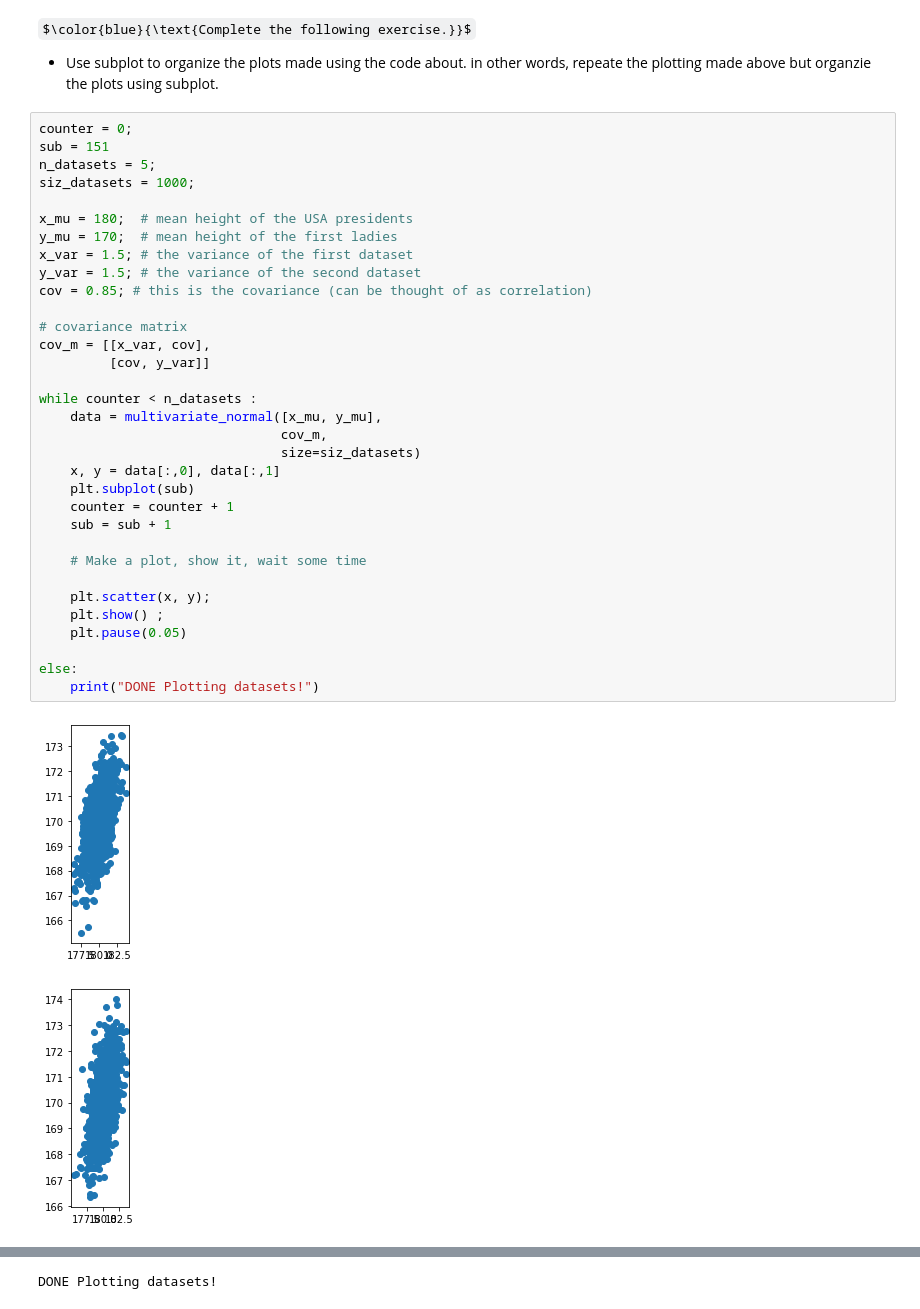
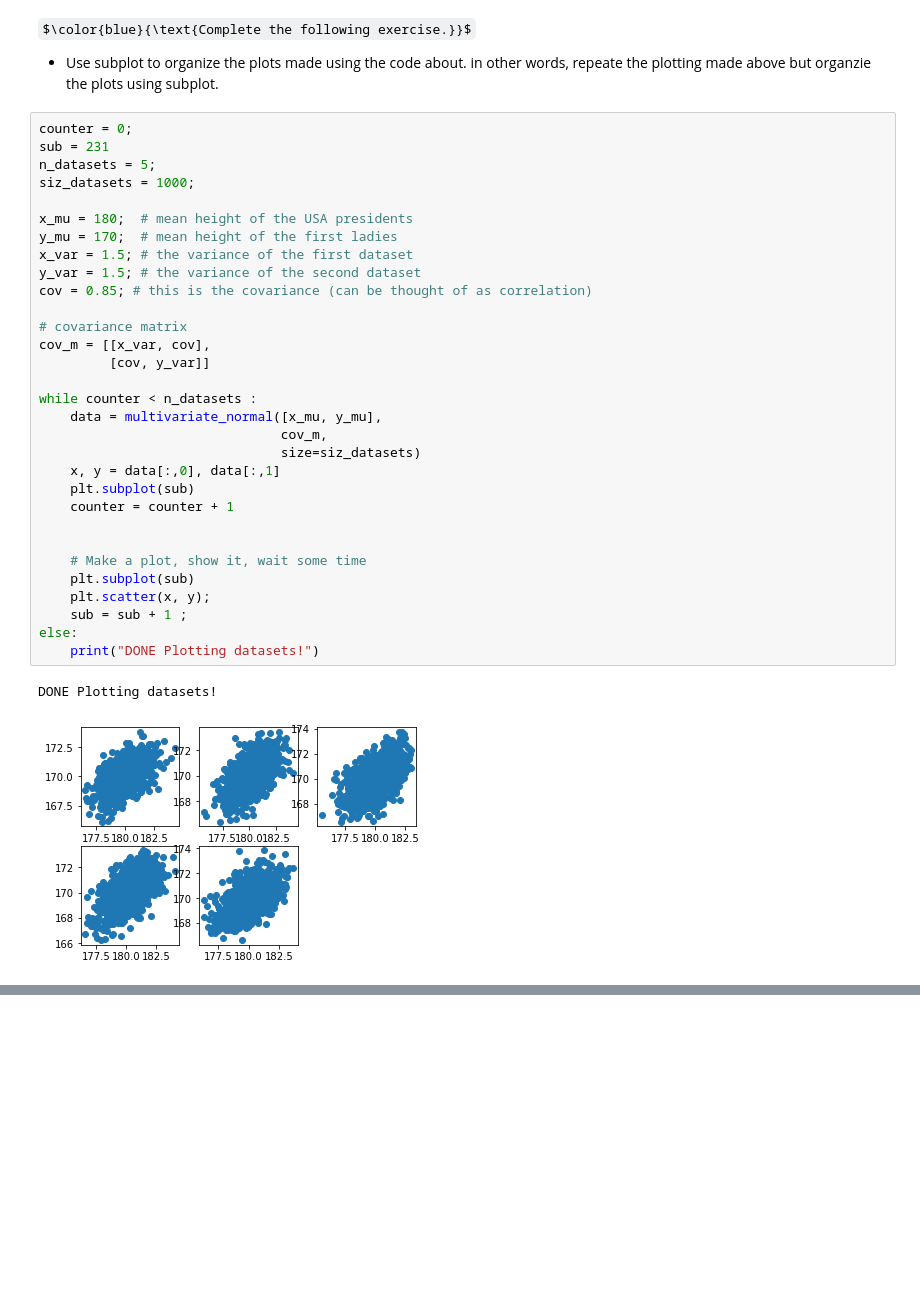
Before and after one commit to Maicols1/PythonTutorials, a Jupyter notebook: tutorial013-Numpy-Advanced-GeneratingData.ipynb, the cells around one changed output, grey strips where cells are left out. Saved outputs shown, nothing was run; the diff lists cells and outputs as text; some formulas as TeX source; blank space fills up the shorter version.

```diff
--- a/tutorial013-Numpy-Advanced-GeneratingData.ipynb
+++ b/tutorial013-Numpy-Advanced-GeneratingData.ipynb
@@ -553,37 +553,35 @@ $\color{blue}{\text{Complete the following exercise.}}$
   - Use subplot to organize the plots made using the code about. in other words, repeate the plotting made above but organzie the plots using subplot.
 # %%
 counter = 0;
-sub = 151
+sub = 231
 n_datasets = 5;
 siz_datasets = 1000;
 
 x_mu = 180;  # mean height of the USA presidents
 y_mu = 170;  # mean height of the first ladies
 x_var = 1.5; # the variance of the first dataset
 y_var = 1.5; # the variance of the second dataset
 cov = 0.85; # this is the covariance (can be thought of as correlation)
 
 # covariance matrix
 cov_m = [[x_var, cov],
          [cov, y_var]]
 
 while counter < n_datasets :
     data = multivariate_normal([x_mu, y_mu],
                                cov_m,
                                size=siz_datasets)
     x, y = data[:,0], data[:,1]
     plt.subplot(sub)
     counter = counter + 1
-    sub = sub + 1
+
 
     # Make a plot, show it, wait some time
-
+    plt.subplot(sub)
     plt.scatter(x, y);
-    plt.show() ;
-    plt.pause(0.05)
-
+    sub = sub + 1 ;
 else:
     print("DONE Plotting datasets!")
 # %% [output]
+DONE Plotting datasets!
-[figure, old version]
+[figure, new version]
-[figure, removed]
@@ -593 +587,0 @@ else:
-DONE Plotting datasets!
```
Also changed, not shown: parts of 2 cells of this notebook.
